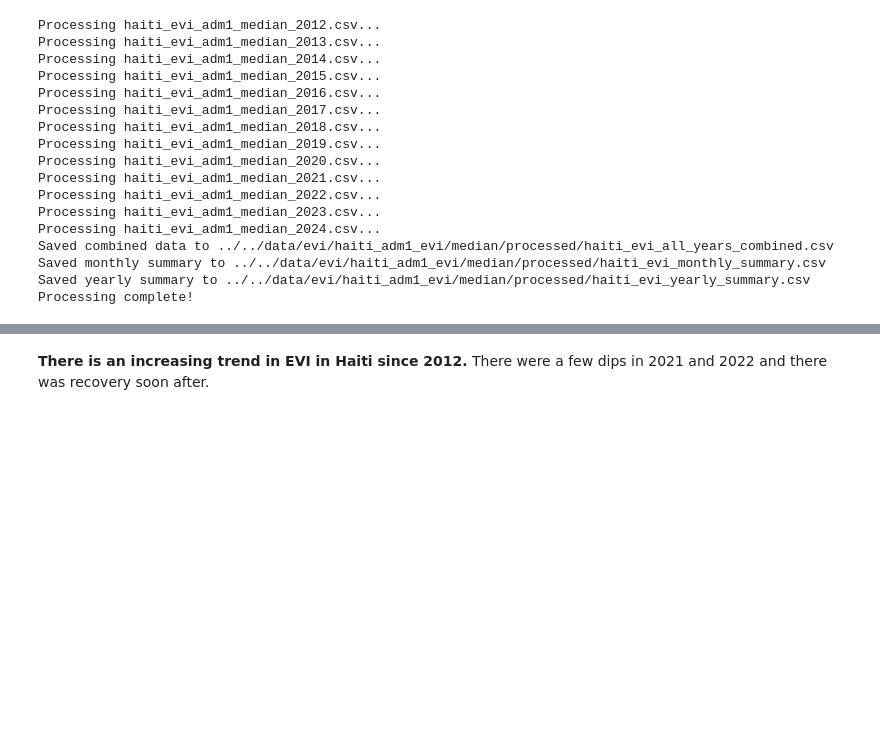
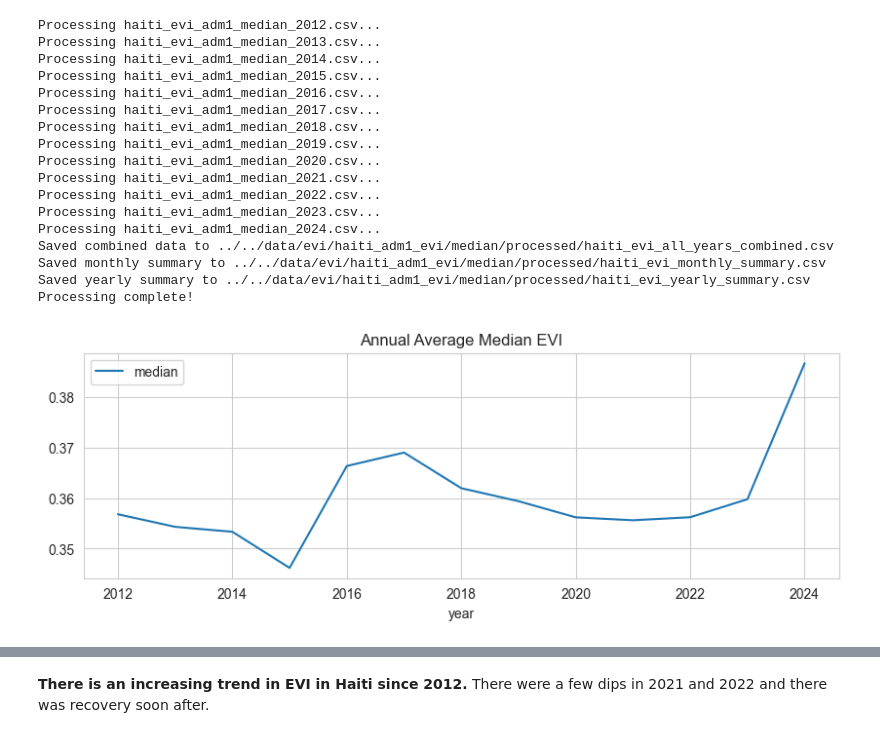
Before and after one commit to worldbank/haiti-agriculture-analytics, a Jupyter notebook: notebooks/agriculture/crop-productivity copy.ipynb, the cells around one changed output, grey strips where cells are left out. Saved outputs shown, nothing was run; the diff lists cells and outputs as text; code cells hidden in the pictures; blank space fills up the shorter version.

```diff
--- a/notebooks/agriculture/crop-productivity copy.ipynb
+++ b/notebooks/agriculture/crop-productivity copy.ipynb
@@ -1010,6 +1010,17 @@ evi_median['admin_area'] = evi_median['admin_area'].apply(lambda x: x.encode('la
 # %%
 evi_median_adm0 = pd.read_csv('../../data/evi/haiti_adm0_evi/median/processed/haiti_evi_monthly_summary.csv')
 evi_median_adm0.rename(columns={"mean": "median"}, inplace=True)
+# %%
+evi_median_adm0_yearly = pd.read_csv('../../data/evi/haiti_adm0_evi/median/processed/haiti_evi_yearly_summary.csv')
+evi_median_adm0_yearly.rename(columns={"mean": "median"}, inplace=True)
+
+evi_median_adm0_yearly['date'] = pd.to_datetime(evi_median_adm0_yearly['date'])
+evi_median_adm0_yearly['year'] = evi_median_adm0_yearly['date'].dt.year
+
+fig, ax = plt.subplots(figsize=(10, 3))
+evi_median_adm0_yearly[['year','median']].set_index('year').plot(title='Annual Average Median EVI', ax=ax);
+# %% [output]
+[figure, added]
 # %%
 import pandas as pd
 import numpy as np
```
Also changed, not shown: parts of 5 cells of this notebook.
